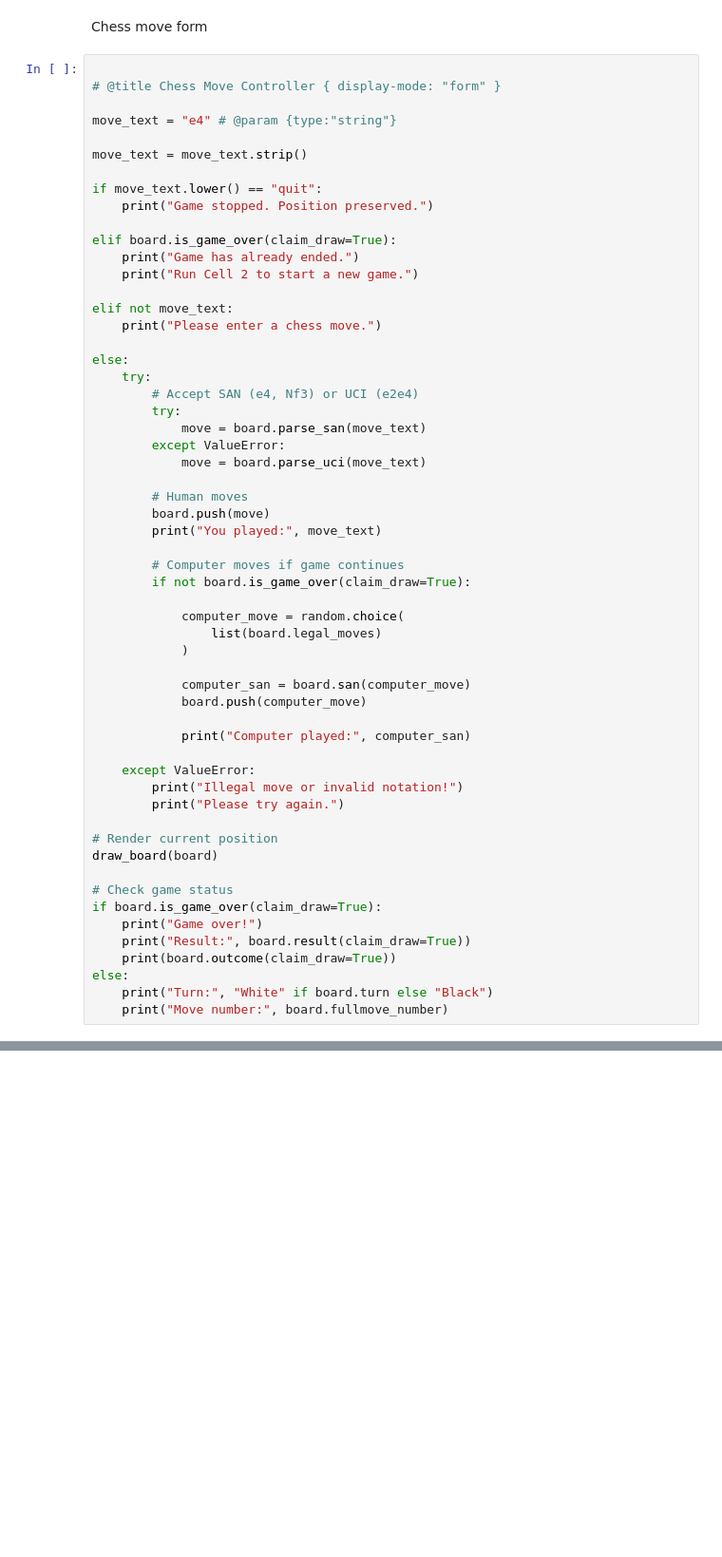
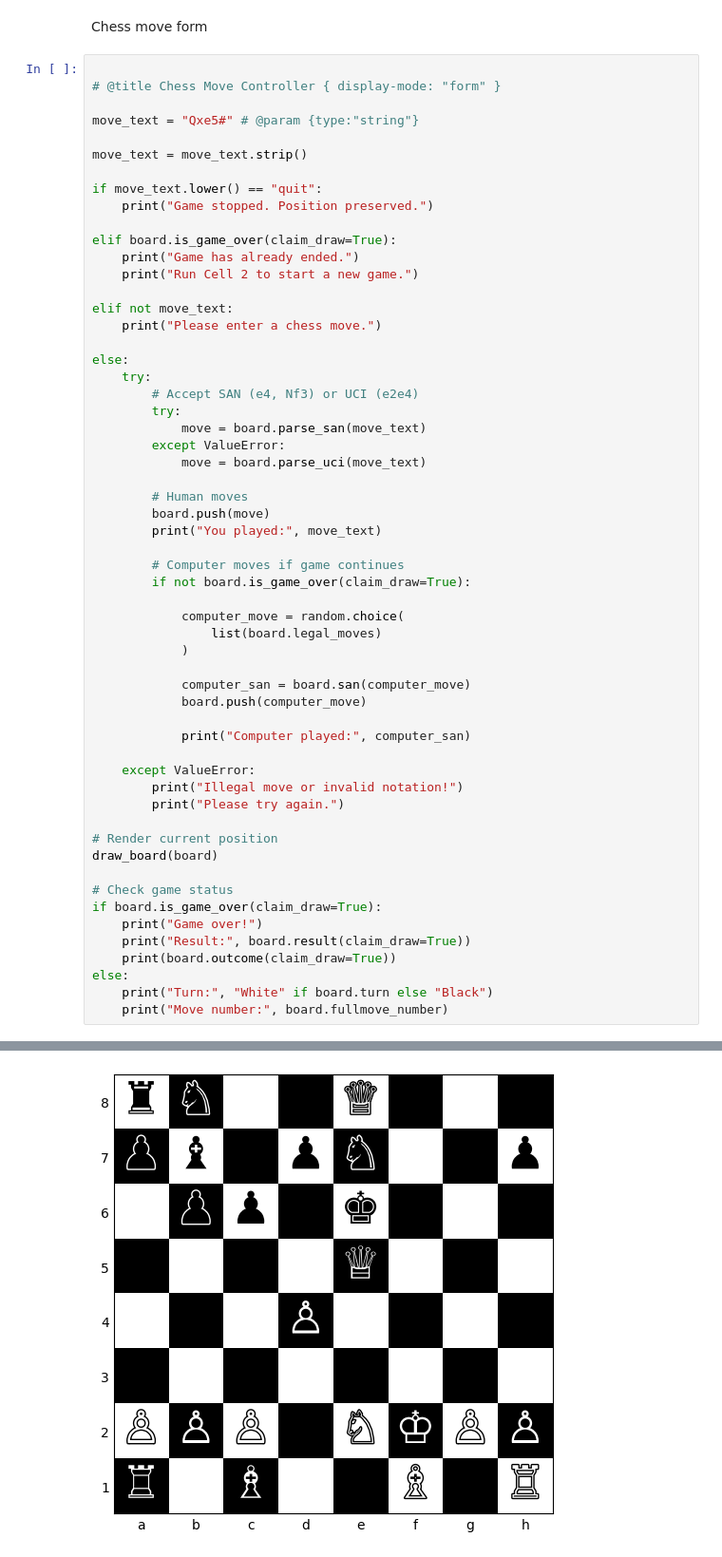
Before and after one commit to zacw-243L/CHESS, a Jupyter notebook: can_you_play_chess_in_data_staticis.ipynb, the cells around one changed output, grey strips where cells are left out. Shown at 95% size. Cells and saved outputs as stored; diff of their text form; blank space fills up the shorter version.

```diff
--- a/can_you_play_chess_in_data_staticis.ipynb
+++ b/can_you_play_chess_in_data_staticis.ipynb
@@ -70,7 +75,7 @@ Chess move form
 
 # @title Chess Move Controller { display-mode: "form" }
 
-move_text = "e4" # @param {type:"string"}
+move_text = "Qxe5#" # @param {type:"string"}
 
 move_text = move_text.strip()
 
@@ -123,3 +128,4 @@ if board.is_game_over(claim_draw=True):
 else:
     print("Turn:", "White" if board.turn else "Black")
     print("Move number:", board.fullmove_number)
+# %% [output]
@@ -125,0 +133 @@ else:
+[figure, added]
```
Also changed, not shown: parts of 5 cells of this notebook.
